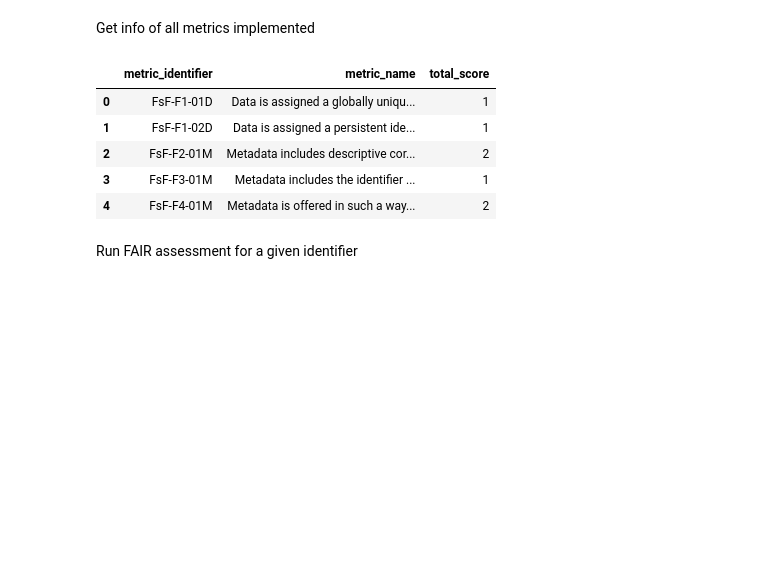
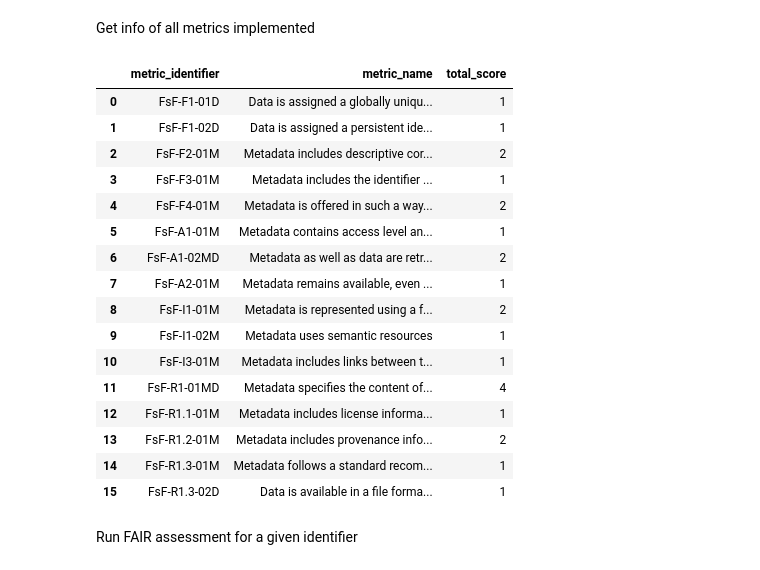
Before and after one commit to kitchenprinzessin3880/fuji_test, a Jupyter notebook: badge/badge_example_pie_plot.ipynb, the cells around one changed output. Cells and saved outputs as stored; diff of their text form; code cells hidden in the pictures; blank space fills up the shorter version.

```diff
--- a/badge/badge_example_pie_plot.ipynb
+++ b/badge/badge_example_pie_plot.ipynb
@@ -27,11 +27,22 @@ except requests.exceptions.ConnectionError as e1:
     print(e1)
 # %%
 df_metrics = pd.DataFrame.from_dict(metrics)
-df_metrics.head()
+df_metrics
 # %% [output]
 |  | metric_identifier | metric_name | total_score |
 | 0 | FsF-F1-01D | Data is assigned a globally uniqu... | 1 |
 | 1 | FsF-F1-02D | Data is assigned a persistent ide... | 1 |
 | 2 | FsF-F2-01M | Metadata includes descriptive cor... | 2 |
 | 3 | FsF-F3-01M | Metadata includes the identifier ... | 1 |
 | 4 | FsF-F4-01M | Metadata is offered in such a way... | 2 |
+| 5 | FsF-A1-01M | Metadata contains access level an... | 1 |
+| 6 | FsF-A1-02MD | Metadata as well as data are retr... | 2 |
+| 7 | FsF-A2-01M | Metadata remains available, even ... | 1 |
+| 8 | FsF-I1-01M | Metadata is represented using a f... | 2 |
+| 9 | FsF-I1-02M | Metadata uses semantic resources | 1 |
+| 10 | FsF-I3-01M | Metadata includes links between t... | 1 |
+| 11 | FsF-R1-01MD | Metadata specifies the content of... | 4 |
+| 12 | FsF-R1.1-01M | Metadata includes license informa... | 1 |
+| 13 | FsF-R1.2-01M | Metadata includes provenance info... | 2 |
+| 14 | FsF-R1.3-01M | Metadata follows a standard recom... | 1 |
+| 15 | FsF-R1.3-02D | Data is available in a file forma... | 1 |
```
Also changed, not shown: parts of 2 cells of this notebook, 3 other files.
